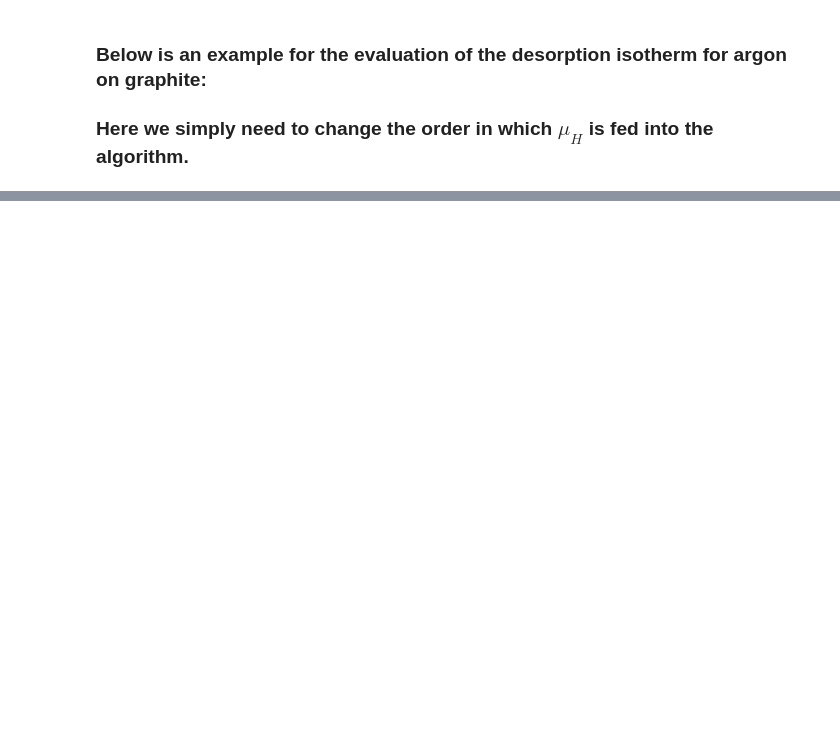
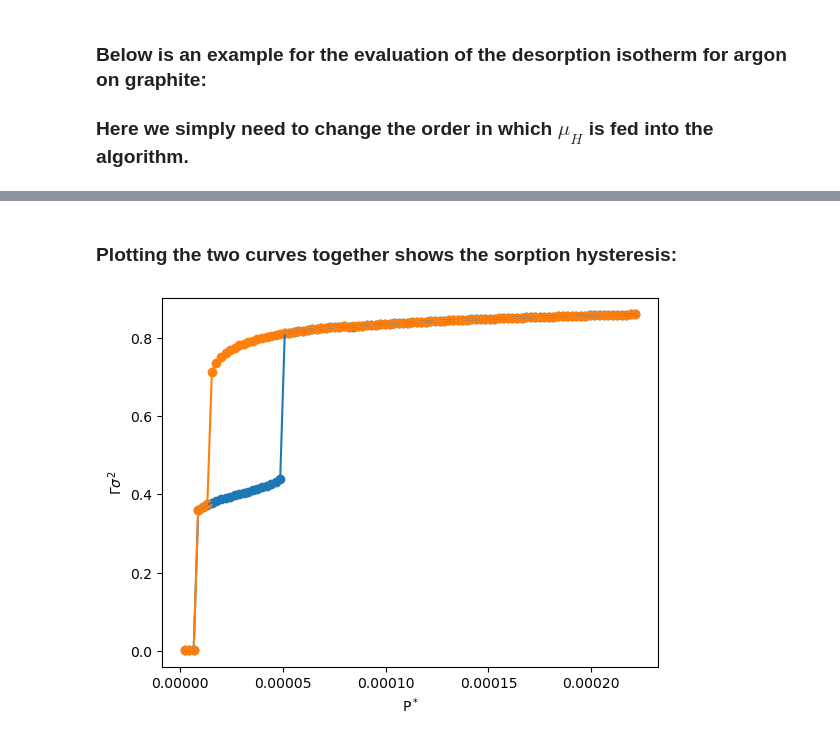
Before and after one commit to vsermoud/Introduction-to-Classical-DFT, a Jupyter notebook: Implementing_a_dispersive_Functional_Mean_Field_Approximation.ipynb, the cells around one changed output, grey strips where cells are left out. Saved outputs shown, nothing was run; the diff lists cells and outputs as text; code cells hidden in the pictures; blank space fills up the shorter version.

```diff
--- a/Implementing_a_dispersive_Functional_Mean_Field_Approximation.ipynb
+++ b/Implementing_a_dispersive_Functional_Mean_Field_Approximation.ipynb
@@ -464,0 +514,13 @@ NameError: name 'omega_weight' is not defined
+# %% [markdown]
+### Plotting the two curves together shows the sorption hysteresis:
+# %%
+plt.plot(P,Nads)
+plt.scatter(P,Nads)
+plt.plot(P[::-1],Ndes)
+plt.scatter(P[::-1],Ndes)
+#plt.plot(P,rho_H)
+plt.ylabel('$\Gamma\sigma^2$')
+plt.xlabel('P$^*$')
+plt.show()
+# %% [output]
+[figure, added]
```
Also changed, not shown: parts of 7 cells of this notebook.
